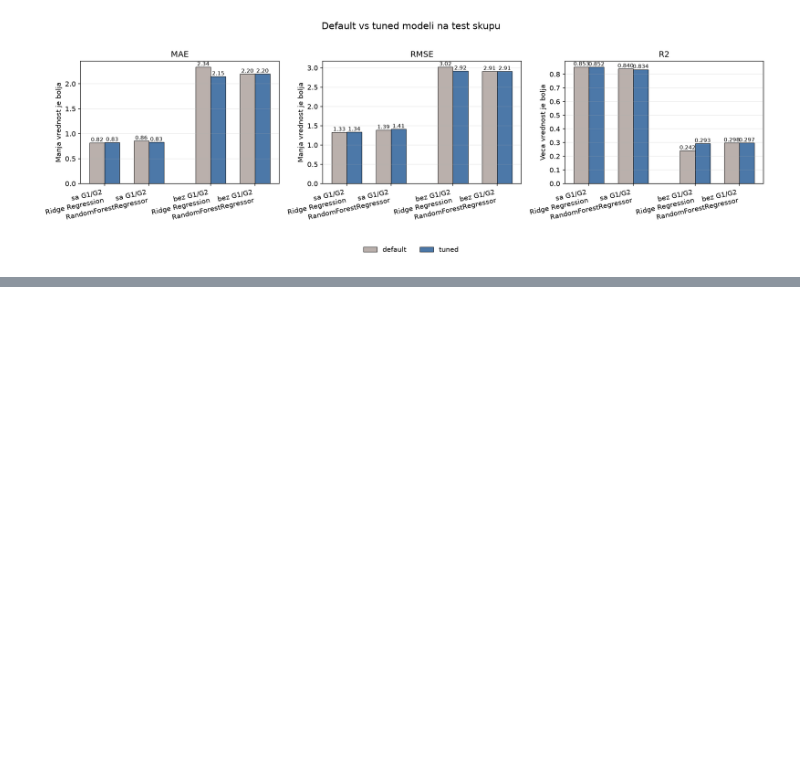
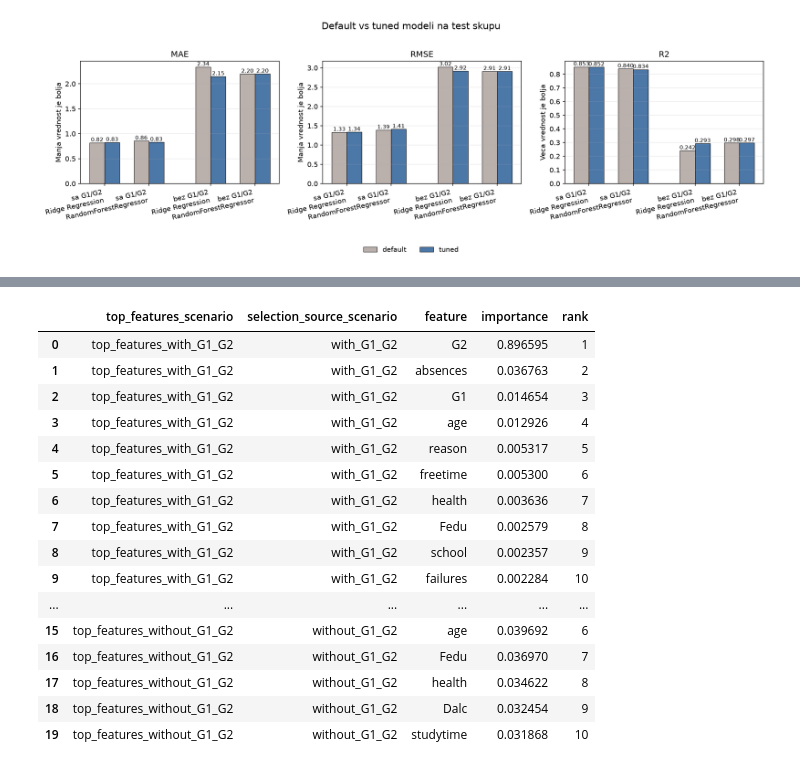
Before and after one commit to fuuukss/StudentPerformancePredict, a Jupyter notebook: docs/student_performance_walkthrough.ipynb, the cells around one changed output, grey strips where cells are left out. Cells and saved outputs as stored; diff of their text form; code cells hidden in the pictures; blank space fills up the shorter version.

```diff
--- a/docs/student_performance_walkthrough.ipynb
+++ b/docs/student_performance_walkthrough.ipynb
@@ -982,16 +835,24 @@
 # %%
-from pathlib import Path
-import pandas as pd
-
-PROJECT_ROOT = Path.cwd()
-if not (PROJECT_ROOT / "data").exists():
-    PROJECT_ROOT = PROJECT_ROOT.parent
-
-STEP09_LOGS_DIR = PROJECT_ROOT / "data" / "logs" / "step09_top_features"
-STEP09_GRAPHS_DIR = PROJECT_ROOT / "data" / "graphs" / "step09_top_features"
-
 top_features_selection = pd.read_csv(STEP09_LOGS_DIR / "top_features_selection.csv")
 top_features_selection
+# %% [output]
+|  | top_features_scenario | selection_source_scenario | feature | importance | rank |
+| 0 | top_features_with_G1_G2 | with_G1_G2 | G2 | 0.896595 | 1 |
+| 1 | top_features_with_G1_G2 | with_G1_G2 | absences | 0.036763 | 2 |
+| 2 | top_features_with_G1_G2 | with_G1_G2 | G1 | 0.014654 | 3 |
+| 3 | top_features_with_G1_G2 | with_G1_G2 | age | 0.012926 | 4 |
+| 4 | top_features_with_G1_G2 | with_G1_G2 | reason | 0.005317 | 5 |
+| 5 | top_features_with_G1_G2 | with_G1_G2 | freetime | 0.005300 | 6 |
+| 6 | top_features_with_G1_G2 | with_G1_G2 | health | 0.003636 | 7 |
+| 7 | top_features_with_G1_G2 | with_G1_G2 | Fedu | 0.002579 | 8 |
+| 8 | top_features_with_G1_G2 | with_G1_G2 | school | 0.002357 | 9 |
+| 9 | top_features_with_G1_G2 | with_G1_G2 | failures | 0.002284 | 10 |
+| ... | ... | ... | ... | ... | ... |
+| 15 | top_features_without_G1_G2 | without_G1_G2 | age | 0.039692 | 6 |
+| 16 | top_features_without_G1_G2 | without_G1_G2 | Fedu | 0.036970 | 7 |
+| 17 | top_features_without_G1_G2 | without_G1_G2 | health | 0.034622 | 8 |
+| 18 | top_features_without_G1_G2 | without_G1_G2 | Dalc | 0.032454 | 9 |
+| 19 | top_features_without_G1_G2 | without_G1_G2 | studytime | 0.031868 | 10 |
 # %% [markdown]
 ## Top features model comparison report
 
```
Also changed, not shown: parts of 105 cells of this notebook.
